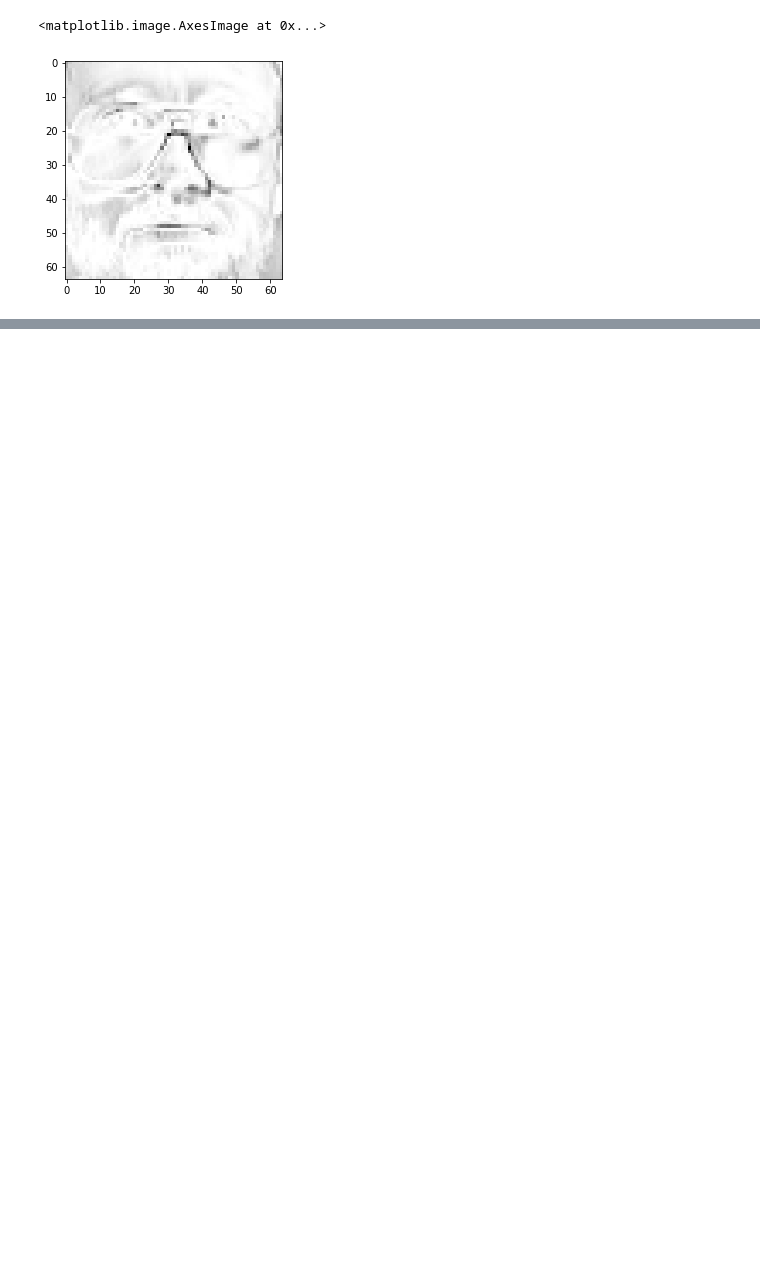
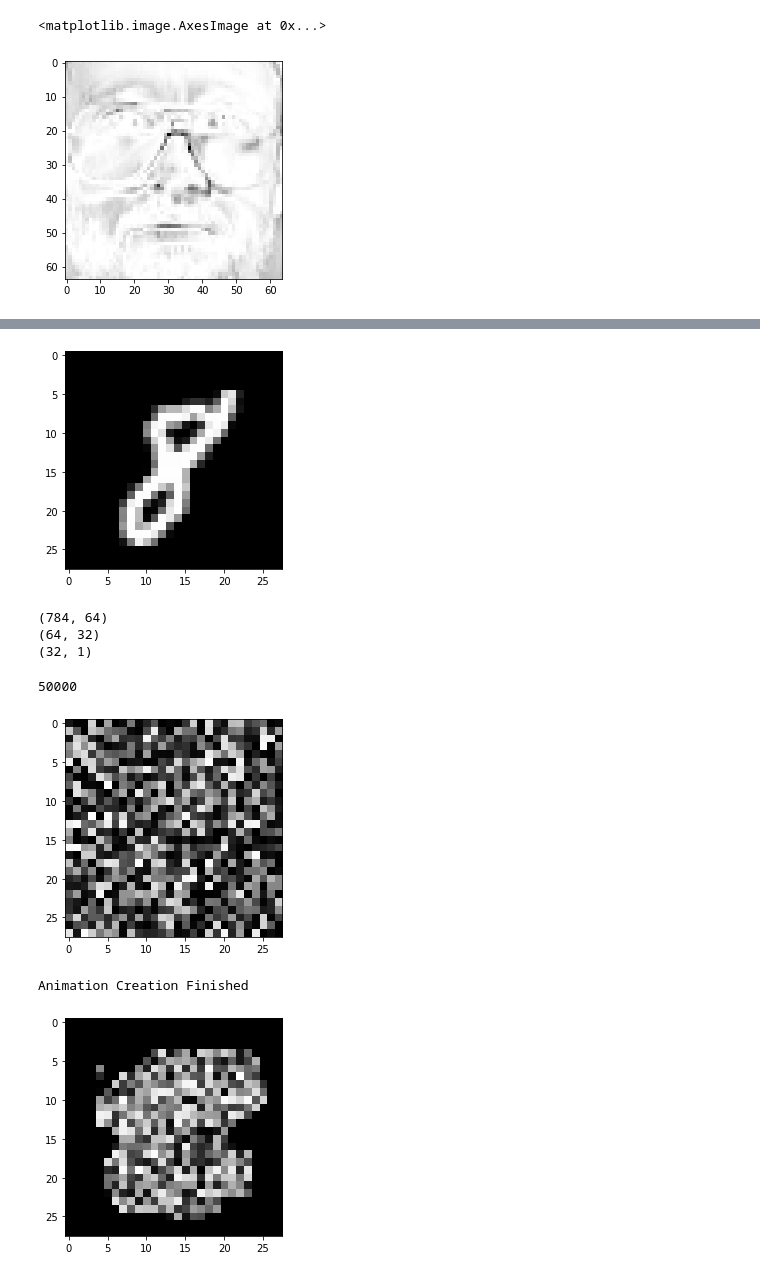
Before and after one commit to saarangp/dreammachines, a Jupyter notebook: sparse_dreams.ipynb, the cells around one changed output, grey strips where cells are left out. Drawn from its saved outputs; the diff is of its cells as text; code cells hidden in the pictures; blank space fills up the shorter version.

```diff
--- a/sparse_dreams.ipynb
+++ b/sparse_dreams.ipynb
@@ -149,3 +220,50 @@ plt.imshow(img.reshape(image_shape), cmap='gray')
 # %% [output]
 <matplotlib.image.AxesImage at 0x...>
 [figure]
+# %%
+import numpy as np
+import helmholtz as hm #helmholtz_machine
+from tqdm import tqdm
+import matplotlib.pyplot as plt
+import tensorflow as tf
+import matplotlib.cm as cm
+import matplotlib.animation as animation
+
+# Load in MNIST dataset
+(x_train, y_train), (x_test, y_test) = tf.keras.datasets.mnist.load_data()
+# X = (np.concatenate((x_train, x_test), axis = 0).reshape((len(x_train)+len(x_test), 28*28)) > .5).astype(float)
+X = ((np.concatenate((x_train, x_test), axis = 0))).astype(float)
+y = np.concatenate((y_train, y_test), axis = 0)
+print(X.shape, y.shape)
+
+# Isolate Ones
+digit = X[np.where(y == 8)]
+digit = (digit.reshape((len(digit), 1, 28*28))).astype(float)
+print(digit.shape)
+plt.imshow(digit.reshape((len(digit),28,28))[0]/255, cmap='gray')
+plt.show()
+
+h = hm.helmholtz([784,64,32], 'beta', .1)
+for image in tqdm(digit[:50]):
+    # print(f"image: {image.shape}")
+    h.train(image)
+
+dreams = h.dreams
+print(len(dreams)), len(dreams[0])
+
+plt.figure()
+plt.imshow(dreams[-1].reshape(28,28), cmap='gray')
+plt.show()
+
+frames = [] # for storing the generated images
+fig = plt.figure()
+for dream in tqdm(dreams[::100]):
+    dream = dream.reshape(28,28)
+    frames.append([plt.imshow(dream,animated=True, cmap='gray')])
+
+ani = animation.ArtistAnimation(fig, frames, interval=50, blit=True)
+ani.save('dreaming.gif')
+print('Animation Creation Finished')
+
+plt.show()
+# %% [output]
@@ -151,0 +274,8 @@ plt.imshow(img.reshape(image_shape), cmap='gray')
+[figure, added]
+(784, 64)
+(64, 32)
+(32, 1)
+50000
+[figure, added]
+Animation Creation Finished
+[figure, added]
```
Also changed, not shown: parts of 28 cells of this notebook.
